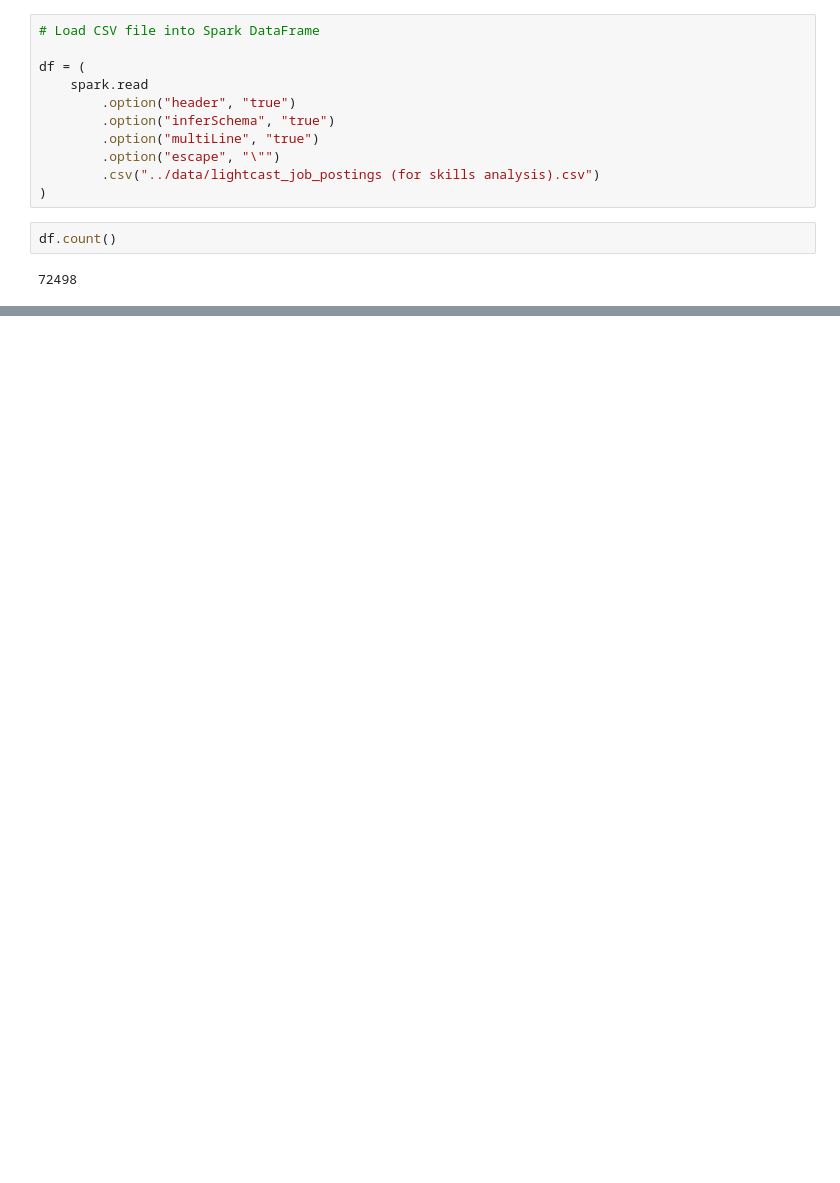
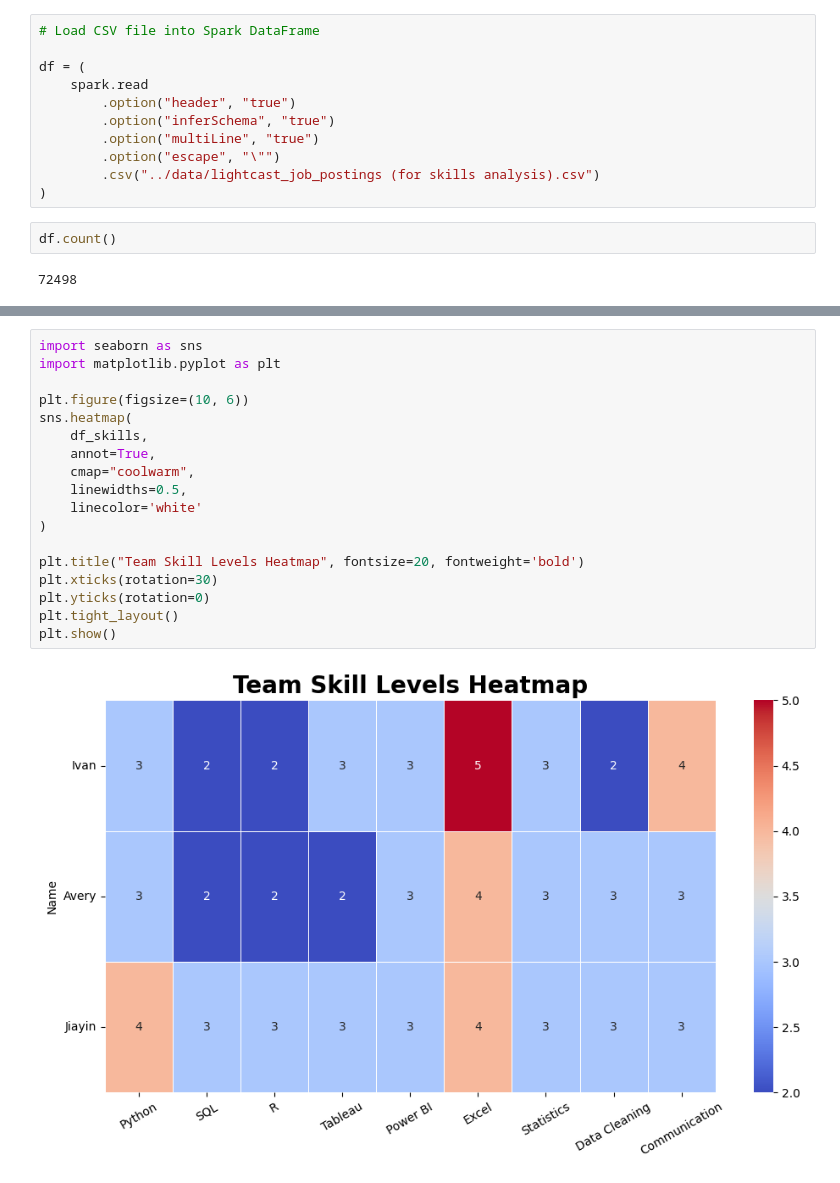
Before and after one commit to jiexnfan/ad688-employability-sp25A1-group2, a Jupyter notebook: tabs/skill_gap_analysis.ipynb, the cells around one changed output, grey strips where cells are left out. Cells and saved outputs as stored; diff of their text form; blank space fills up the shorter version.

Commit message:
Added skill gap analysis & text section

```diff
--- a/tabs/skill_gap_analysis.ipynb
+++ b/tabs/skill_gap_analysis.ipynb
@@ -60,0 +89,20 @@ root
+# %%
+import seaborn as sns
+import matplotlib.pyplot as plt
+
+plt.figure(figsize=(10, 6))
+sns.heatmap(
+    df_skills,
+    annot=True,
+    cmap="coolwarm",
+    linewidths=0.5,
+    linecolor='white'
+)
+
+plt.title("Team Skill Levels Heatmap", fontsize=20, fontweight='bold')
+plt.xticks(rotation=30)
+plt.yticks(rotation=0)
+plt.tight_layout()
+plt.show()
+# %% [output]
+[figure, added]
```
Also changed, not shown: parts of 13 cells of this notebook.
